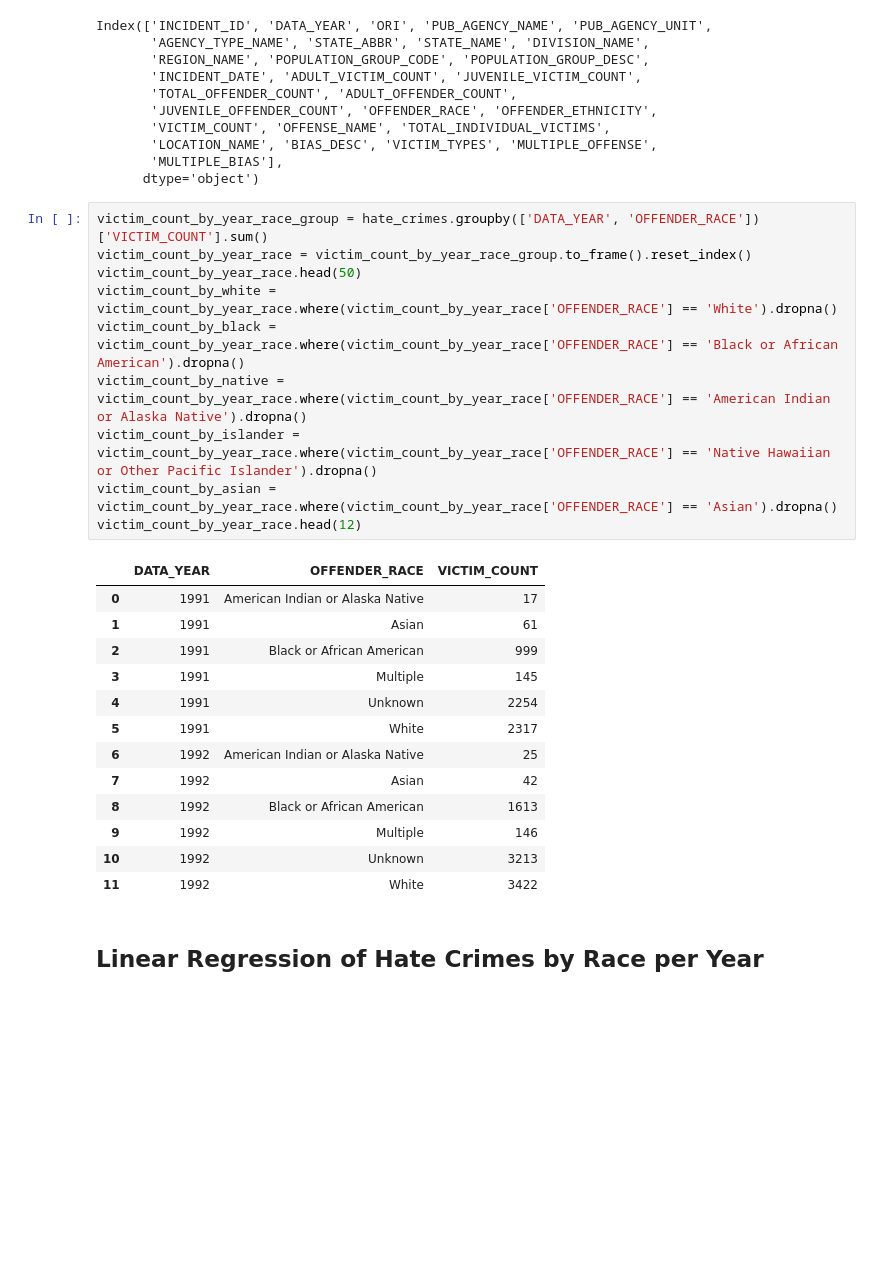
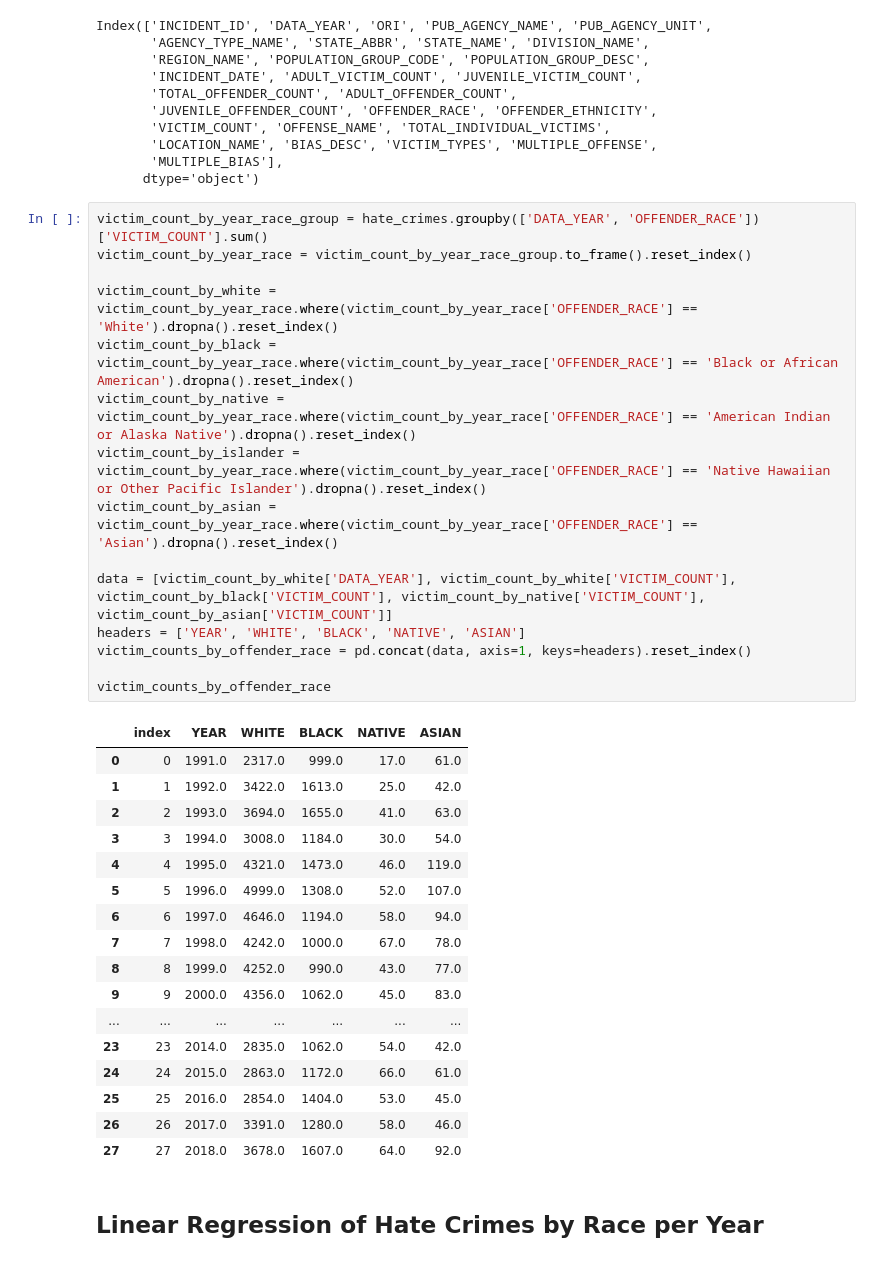
Before and after one commit to eugenemonnier/linear_regression, a Jupyter notebook: linear_regression/hate_crimes.ipynb, the cells around one changed output. Cells and saved outputs as stored; diff of their text form; blank space fills up the shorter version.

Commit message:
created new combined dataframe

```diff
--- a/linear_regression/hate_crimes.ipynb
+++ b/linear_regression/hate_crimes.ipynb
@@ -55,27 +55,36 @@ Index(['INCIDENT_ID', 'DATA_YEAR', 'ORI', 'PUB_AGENCY_NAME', 'PUB_AGENCY_UNIT',
 # %%
 victim_count_by_year_race_group = hate_crimes.groupby(['DATA_YEAR', 'OFFENDER_RACE'])['VICTIM_COUNT'].sum()
 victim_count_by_year_race = victim_count_by_year_race_group.to_frame().reset_index()
-victim_count_by_year_race.head(50)
-victim_count_by_white = victim_count_by_year_race.where(victim_count_by_year_race['OFFENDER_RACE'] == 'White').dropna()
-victim_count_by_black = victim_count_by_year_race.where(victim_count_by_year_race['OFFENDER_RACE'] == 'Black or African American').dropna()
-victim_count_by_native = victim_count_by_year_race.where(victim_count_by_year_race['OFFENDER_RACE'] == 'American Indian or Alaska Native').dropna()
-victim_count_by_islander = victim_count_by_year_race.where(victim_count_by_year_race['OFFENDER_RACE'] == 'Native Hawaiian or Other Pacific Islander').dropna()
-victim_count_by_asian = victim_count_by_year_race.where(victim_count_by_year_race['OFFENDER_RACE'] == 'Asian').dropna()
-victim_count_by_year_race.head(12)
+
+victim_count_by_white = victim_count_by_year_race.where(victim_count_by_year_race['OFFENDER_RACE'] == 'White').dropna().reset_index()
+victim_count_by_black = victim_count_by_year_race.where(victim_count_by_year_race['OFFENDER_RACE'] == 'Black or African American').dropna().reset_index()
+victim_count_by_native = victim_count_by_year_race.where(victim_count_by_year_race['OFFENDER_RACE'] == 'American Indian or Alaska Native').dropna().reset_index()
+victim_count_by_islander = victim_count_by_year_race.where(victim_count_by_year_race['OFFENDER_RACE'] == 'Native Hawaiian or Other Pacific Islander').dropna().reset_index()
+victim_count_by_asian = victim_count_by_year_race.where(victim_count_by_year_race['OFFENDER_RACE'] == 'Asian').dropna().reset_index()
+
+data = [victim_count_by_white['DATA_YEAR'], victim_count_by_white['VICTIM_COUNT'], victim_count_by_black['VICTIM_COUNT'], victim_count_by_native['VICTIM_COUNT'], victim_count_by_asian['VICTIM_COUNT']]
+headers = ['YEAR', 'WHITE', 'BLACK', 'NATIVE', 'ASIAN']
+victim_counts_by_offender_race = pd.concat(data, axis=1, keys=headers).reset_index()
+
+victim_counts_by_offender_race
 # %% [output]
-|  | DATA_YEAR | OFFENDER_RACE | VICTIM_COUNT |
-| 0 | 1991 | American Indian or Alaska Native | 17 |
-| 1 | 1991 | Asian | 61 |
-| 2 | 1991 | Black or African American | 999 |
-| 3 | 1991 | Multiple | 145 |
-| 4 | 1991 | Unknown | 2254 |
-| 5 | 1991 | White | 2317 |
-| 6 | 1992 | American Indian or Alaska Native | 25 |
-| 7 | 1992 | Asian | 42 |
-| 8 | 1992 | Black or African American | 1613 |
-| 9 | 1992 | Multiple | 146 |
-| 10 | 1992 | Unknown | 3213 |
-| 11 | 1992 | White | 3422 |
+|  | index | YEAR | WHITE | BLACK | NATIVE | ASIAN |
+| 0 | 0 | 1991.0 | 2317.0 | 999.0 | 17.0 | 61.0 |
+| 1 | 1 | 1992.0 | 3422.0 | 1613.0 | 25.0 | 42.0 |
+| 2 | 2 | 1993.0 | 3694.0 | 1655.0 | 41.0 | 63.0 |
+| 3 | 3 | 1994.0 | 3008.0 | 1184.0 | 30.0 | 54.0 |
+| 4 | 4 | 1995.0 | 4321.0 | 1473.0 | 46.0 | 119.0 |
+| 5 | 5 | 1996.0 | 4999.0 | 1308.0 | 52.0 | 107.0 |
+| 6 | 6 | 1997.0 | 4646.0 | 1194.0 | 58.0 | 94.0 |
+| 7 | 7 | 1998.0 | 4242.0 | 1000.0 | 67.0 | 78.0 |
+| 8 | 8 | 1999.0 | 4252.0 | 990.0 | 43.0 | 77.0 |
+| 9 | 9 | 2000.0 | 4356.0 | 1062.0 | 45.0 | 83.0 |
+| ... | ... | ... | ... | ... | ... | ... |
+| 23 | 23 | 2014.0 | 2835.0 | 1062.0 | 54.0 | 42.0 |
+| 24 | 24 | 2015.0 | 2863.0 | 1172.0 | 66.0 | 61.0 |
+| 25 | 25 | 2016.0 | 2854.0 | 1404.0 | 53.0 | 45.0 |
+| 26 | 26 | 2017.0 | 3391.0 | 1280.0 | 58.0 | 46.0 |
+| 27 | 27 | 2018.0 | 3678.0 | 1607.0 | 64.0 | 92.0 |
 # %% [markdown]
 ## Linear Regression of Hate Crimes by Race per Year
 # %%
```
